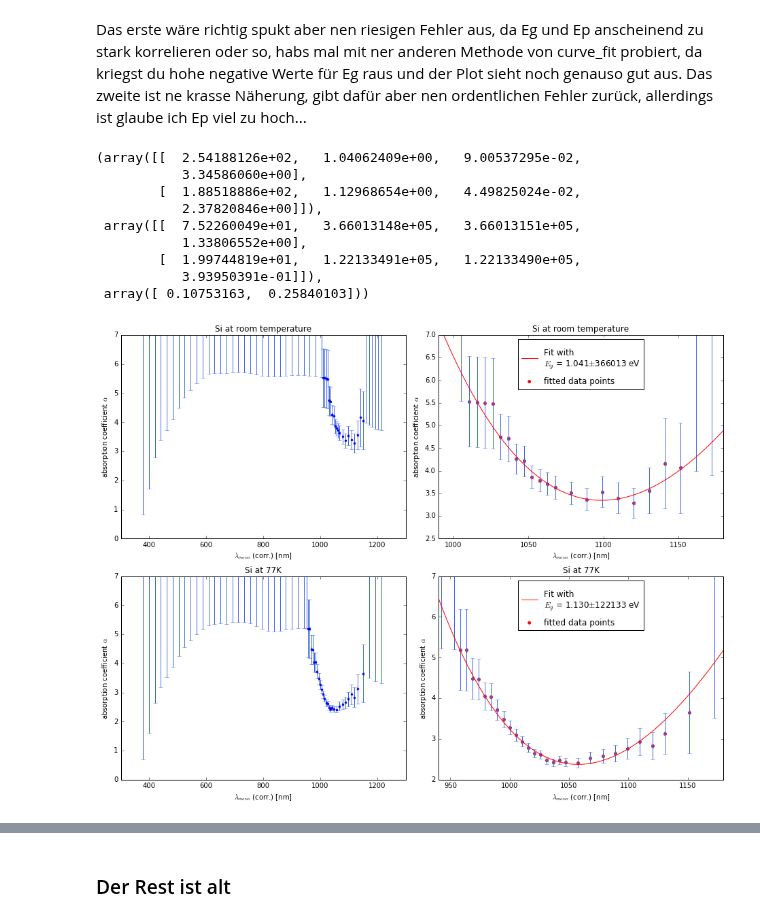
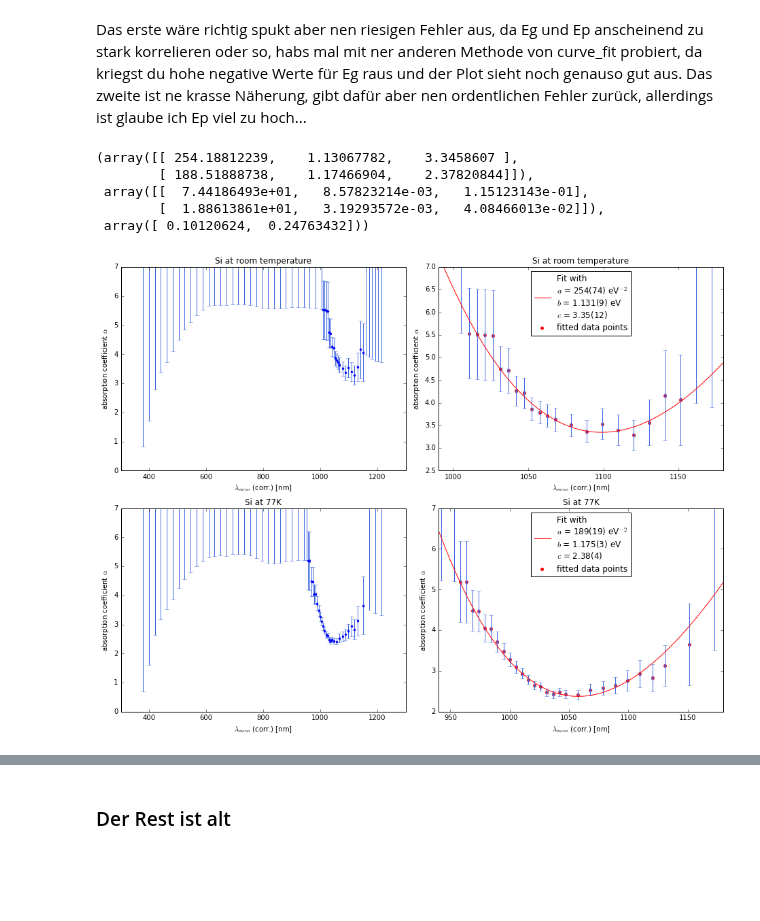
Before and after one commit to NlKLas/PyRePo, a Jupyter notebook: V44/V44.ipynb, the cells around one changed output, grey strips where cells are left out. Saved outputs shown, nothing was run; the diff lists cells and outputs as text; code cells hidden in the pictures; blank space fills up the shorter version.

```diff
--- a/V44/V44.ipynb
+++ b/V44/V44.ipynb
@@ -433,7 +435,7 @@ def ind2(λ, a, Eg, Ep, d):
 # %%
-opt_si = np.zeros([2,4])
-cov_si = np.zeros([2,4,4])
-err_si = np.zeros([2,4])
+opt_si = np.zeros([2,3])
+cov_si = np.zeros([2,3,3])
+err_si = np.zeros([2,3])
 χ2_si = np.zeros(2)
 bor_si = [[31, 51], [29, 56]]
 
@@ -441,7 +443,7 @@ i = 0
 opt_si[i], cov_si[i] = curve_fit(ind1, λ_corr(mono_si[i][bor_si[i][0]:bor_si[i][1]]),
                                          α(U_si[i][bor_si[i][0]:bor_si[i][1]],
                                            U_lamp(mono_si[i][bor_si[i][0]:bor_si[i][1]], per[i])),
-                                    p0=[100, 1, 10**-3, 1],# bounds=([100,1,10**-5,0],[500,1.4,10**-3,5]),
+                        #            p0=[100, 1, 10**-3],# bounds=([100,1,10**-5,0],[500,1.4,10**-3,5]),
                                          sigma = Δα(U_si[i][bor_si[i][0]:bor_si[i][1]], ΔU,
                                                     U_lamp(mono_si[i][bor_si[i][0]:bor_si[i][1]], per[i]), ΔU),
                                  absolute_sigma = True)
@@ -457,7 +459,7 @@ i = 1
 opt_si[i], cov_si[i] = curve_fit(ind2, λ_corr(mono_si[i][bor_si[i][0]:bor_si[i][1]]),
                                          α(U_si[i][bor_si[i][0]:bor_si[i][1]],
                                            U_lamp(mono_si[i][bor_si[i][0]:bor_si[i][1]], per[i])),
-                                    p0=[100, 1, 10**-3, 1],
+                        #            p0=[100, 1, 10**-3],
                                          sigma = Δα(U_si[i][bor_si[i][0]:bor_si[i][1]], ΔU,
                                                     U_lamp(mono_si[i][bor_si[i][0]:bor_si[i][1]], per[i]), ΔU),
                                  absolute_sigma = True)
@@ -472,15 +474,11 @@ err_si[i] = np.sqrt(np.diag(cov_si[i]))
 
 opt_si, err_si, χ2_si#, cov_si
 # %% [output]
-(array([[  2.54188126e+02,   1.04062409e+00,   9.00537295e-02,
-           3.34586060e+00],
-        [  1.88518886e+02,   1.12968654e+00,   4.49825024e-02,
-           2.37820846e+00]]),
- array([[  7.52260049e+01,   3.66013148e+05,   3.66013151e+05,
-           1.33806552e+00],
-        [  1.99744819e+01,   1.22133491e+05,   1.22133490e+05,
-           3.93950391e-01]]),
- array([ 0.10753163,  0.25840103]))
+(array([[ 254.18812239,    1.13067782,    3.3458607 ],
+        [ 188.51888738,    1.17466904,    2.37820844]]),
+ array([[  7.44186493e+01,   8.57823214e-03,   1.15123143e-01],
+        [  1.88613861e+01,   3.19293572e-03,   4.08466013e-02]]),
+ array([ 0.10120624,  0.24763432]))
 # %%
 fig,ax = plt.subplots(2, 2, figsize=(13,10))
 
@@ -503,7 +501,10 @@ ax[0][1].errorbar(λ_corr(mono_si[0]), y, xerr = Δλ_corr(mono_si[0]), yerr=yer
                   fmt='none')
 ax[0][1].scatter(λ_corr(mono_si[0][bor_si[0][0]:bor_si[0][1]]), y[bor_si[0][0]:bor_si[0][1]],
                 edgecolor='r', c='r', s=15, label='fitted data points')
-ax[0][1].plot(x, ind1(x, *opt_si[0]), c='r', label='\nFit with\n$E_g$ = %.3f$\pm$%.f eV'%(opt_si[0][1], err_si[0][1]))
+ax[0][1].plot(x, ind1(x, *opt_si[0]), c='r', label="""Fit with
+$a$ = %.f(%.f) eV$^{-2}$
+$b$ = %.3f(%.f) eV
+$c$ = %.2f(%.f)"""%(opt_si[0][0], err_si[0][0], opt_si[0][1], 10**3*err_si[0][1], opt_si[0][2], 10**2*err_si[0][2]))
 
 ax[0][1].set_ylim(2.5,7)
 ax[0][1].set_xlim(990,1180)
@@ -514,32 +515,38 @@ ax[0][1].set_title('Si at room temperature')
 
 y = α([ max(10**-3, U_si[1][i]) for i in range(len(U_si[1])) ], U_lamp(mono_si[1], per[1]))
 
 yerr = [α(10**-3, U_lamp(mono_si[1][i], per[1])) - α(1, U_lamp(mono_si[1][i], per[1]))
         if 10**-3 > U_si[1][i]
         else Δα(U_si[1][i], ΔU, U_lamp(mono_si[1][i], per[1]), ΔU)
         for i in range(len(U_si[1]))]
 
 ax[1][0].errorbar(λ_corr(mono_si[1]), y, xerr = Δλ_corr(mono_si[1]), yerr=yerr, color='b', ecolor='royalblue', fmt='.')
 ax[1][0].set_ylim(0,7)
 ax[1][0].set_xlabel('$\lambda_{mono}$ (corr.) [nm]')
 ax[1][0].set_ylabel(r'absorption coefficient $\alpha$')
 ax[1][0].set_title('Si at 77K')
 
+#x = np.linspace(0,2200,50)
 x = np.linspace(940,1180,50)
 ax[1][1].errorbar(λ_corr(mono_si[1]), y, xerr = Δλ_corr(mono_si[1]), yerr=yerr, color='b', ecolor='royalblue',
                   fmt='none')
 ax[1][1].scatter(λ_corr(mono_si[1][bor_si[1][0]:bor_si[1][1]]), y[bor_si[1][0]:bor_si[1][1]],
                 edgecolor='r', c='r', s=15, label='fitted data points')
-ax[1][1].plot(x, ind2(x, *opt_si[1]), c='r', label='\nFit with\n$E_g$ = %.3f$\pm$%.f eV'%(opt_si[1][1], err_si[1][1]))
+ax[1][1].plot(x, ind2(x, *opt_si[1]), c='r', label="""Fit with
+$a$ = %.f(%.f) eV$^{-2}$
+$b$ = %.3f(%.f) eV
+$c$ = %.2f(%.f)"""%(opt_si[1][0], err_si[1][0], opt_si[1][1], 10**3*err_si[1][1], opt_si[1][2], 10**2*err_si[1][2]))
+
 
 ax[1][1].set_ylim(2,7)
+#ax[1][1].set_xlim(0,2200)
 ax[1][1].set_xlim(940,1180)
 ax[1][1].set_xlabel('$\lambda_{mono}$ (corr.) [nm]')
 ax[1][1].set_ylabel(r'absorption coefficient $\alpha$')
 ax[1][1].legend(loc=9)
 ax[1][1].set_title('Si at 77K')
 
 fig.tight_layout()
 #fig.savefig('Si.pdf')
 # %% [output]
-[figure, old version]
+[figure, new version]
```
Also changed, not shown: parts of 3 cells of this notebook, 3 other files.
